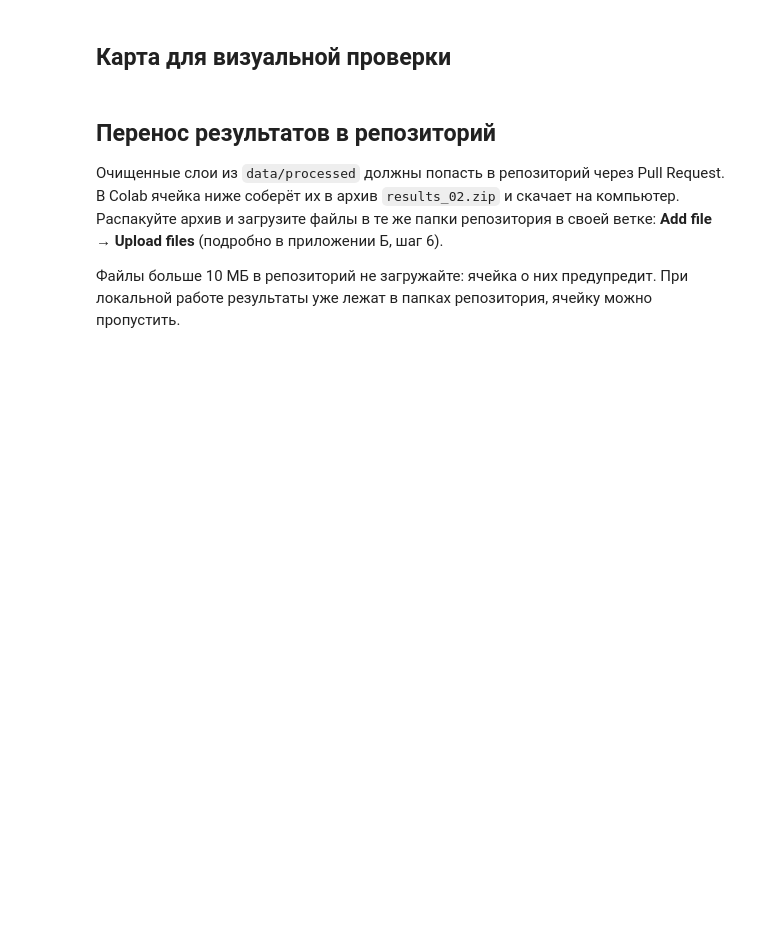
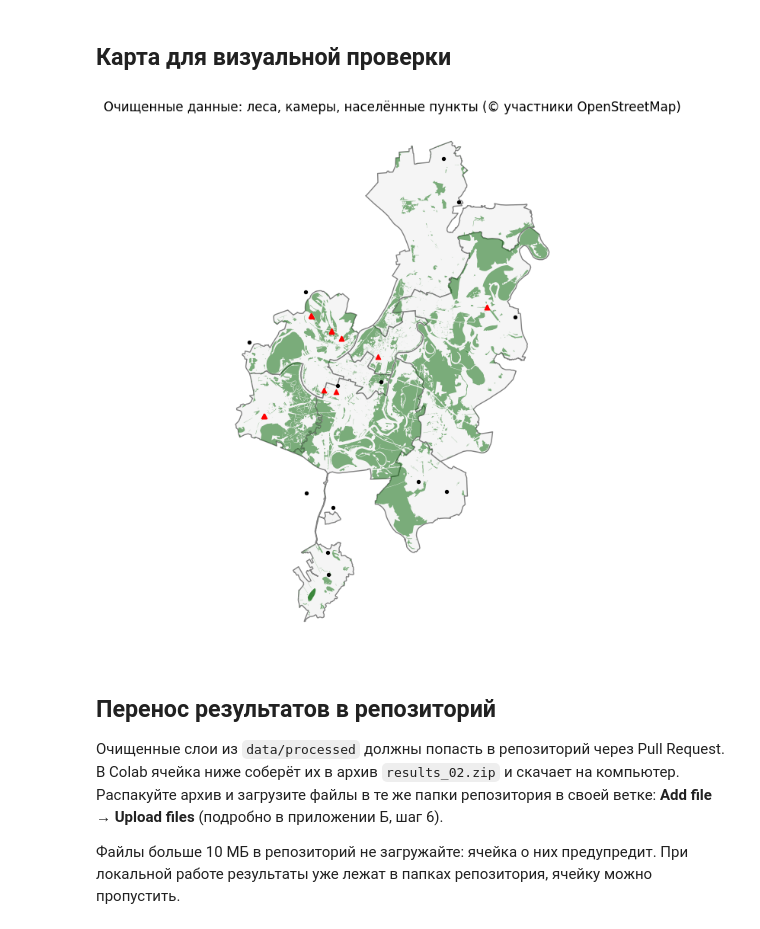
Before and after one commit to YatoTokemyri/pm-lab-8-ForestFireMonitoring, a Jupyter notebook: notebooks/02_data_profiling.ipynb, the cells around one changed output. Cells and saved outputs as stored; diff of their text form; code cells hidden in the pictures; blank space fills up the shorter version.

Commit message:
43 data profiling (#67)
* Создано в Colab

* docs: update data-quality (#43)

```diff
--- a/notebooks/02_data_profiling.ipynb
+++ b/notebooks/02_data_profiling.ipynb
@@ -31,7 +31,7 @@ import sys, subprocess
 from pathlib import Path
 
 # Имя папки группы в «Моём диске» Google. Обычно совпадает с именем репозитория.
-PROJECT_FOLDER = "pm-lab-00-aquamap"
+PROJECT_FOLDER = "pm-lab-8-ForestFireMonitoring"
 
 IN_COLAB = "google.colab" in sys.modules
 if IN_COLAB:
@@ -55,10 +58,12 @@ print("Среда:", "Google Colab" if IN_COLAB else "локальная", "·
 import geopandas as gpd
 import pandas as pd
 
-LAYERS = ["districts", "water_points", "parks", "residential"]   # слои из ноутбука 01
-DUPLICATE_DISTANCE_M = 5          # точки ближе этого расстояния считаем возможными дублями
+LAYERS = ["districts", "forests", "cameras", "settlements"]
+DUPLICATE_DISTANCE_M = 50
 
-boundary = gpd.read_file(RAW / "boundary.gpkg")
+districts = gpd.read_file(RAW / "districts.gpkg")
+boundary = districts.union_all()
+boundary_gdf = gpd.GeoDataFrame(geometry=[boundary], crs=districts.crs)
 layers = {name: gpd.read_file(RAW / f"{name}.gpkg") for name in LAYERS}
-METRIC_CRS = boundary.estimate_utm_crs()   # метрическая проекция UTM для расстояний и площадей
-print("Метрическая система координат:", METRIC_CRS)
+METRIC_CRS = boundary_gdf.estimate_utm_crs()
+print("Метрическая СК:", METRIC_CRS)
@@ -117,10 +150,10 @@ tag_combos
 
 Правила очистки — это решения, которые влияют на результат анализа. Запишите каждое правило в `docs/data-quality.md` и согласуйте с заказчиком спорные случаи.
 # %%
-EXCLUDE_MAN_MADE = ["water_well"]     # пример правила: колодцы и скважины не считаем питьевыми точками
+EXCLUDE_LANDUSE = []   # пока не исключаем
+clean = {}
+area = boundary_gdf.union_all()
 
-clean = {}
-area = boundary.union_all()
 for name, gdf in layers.items():
     g = gdf[~gdf.geometry.is_empty & gdf.geometry.notna()].copy()
     g["geometry"] = g.geometry.make_valid()
@@ -128,15 +161,19 @@ for name, gdf in layers.items():
         g = g.drop_duplicates(subset=["osm_type", "osm_id"])
     if name != "districts":
         g = g[g.intersects(area)]
+    # settlements: смешанные Polygon/Point -> приводим к точкам
+    if name == "settlements":
+        g["geometry"] = g.geometry.representative_point()
+    # cameras: тоже на всякий случай
+    if name == "cameras":
+        g["geometry"] = g.geometry.representative_point()
     clean[name] = g
 
-wp = clean["water_points"]
-wp["geometry"] = wp.geometry.representative_point()
-if "man_made" in wp:
-    wp = wp[~wp["man_made"].isin(EXCLUDE_MAN_MADE)]
-clean["water_points"] = wp
+# forests: сохраняем только те, что внутри города (или обрезаем по границе)
+clean["forests"] = gpd.overlay(clean["forests"], boundary_gdf.to_crs(clean["forests"].crs),
+                               how="intersection")
 
-clean["boundary"] = boundary
+clean["boundary"] = boundary_gdf
 for name, g in clean.items():
     g.to_file(PROCESSED / f"{name}.gpkg", driver="GPKG")
 
@@ -146,10 +189,13 @@ pd.DataFrame({"было": {n: len(layers[n]) for n in LAYERS},
 ## Карта для визуальной проверки
 # %%
 ax = clean["districts"].plot(figsize=(9, 9), color="whitesmoke", edgecolor="gray")
-clean["parks"].plot(ax=ax, color="lightgreen")
-clean["water_points"].plot(ax=ax, color="blue", markersize=6)
-ax.set_title("Очищенные данные (© участники OpenStreetMap)")
+clean["forests"].plot(ax=ax, color="darkgreen", alpha=0.5)
+clean["cameras"].plot(ax=ax, color="red", markersize=20, marker="^")
+clean["settlements"].plot(ax=ax, color="black", markersize=8)
+ax.set_title("Очищенные данные: леса, камеры, населённые пункты (© участники OpenStreetMap)")
 ax.set_axis_off()
+# %% [output]
+[figure, added]
 # %% [markdown]
 ## Перенос результатов в репозиторий
 
```
Also changed, not shown: parts of 8 cells of this notebook, 1 other file.
